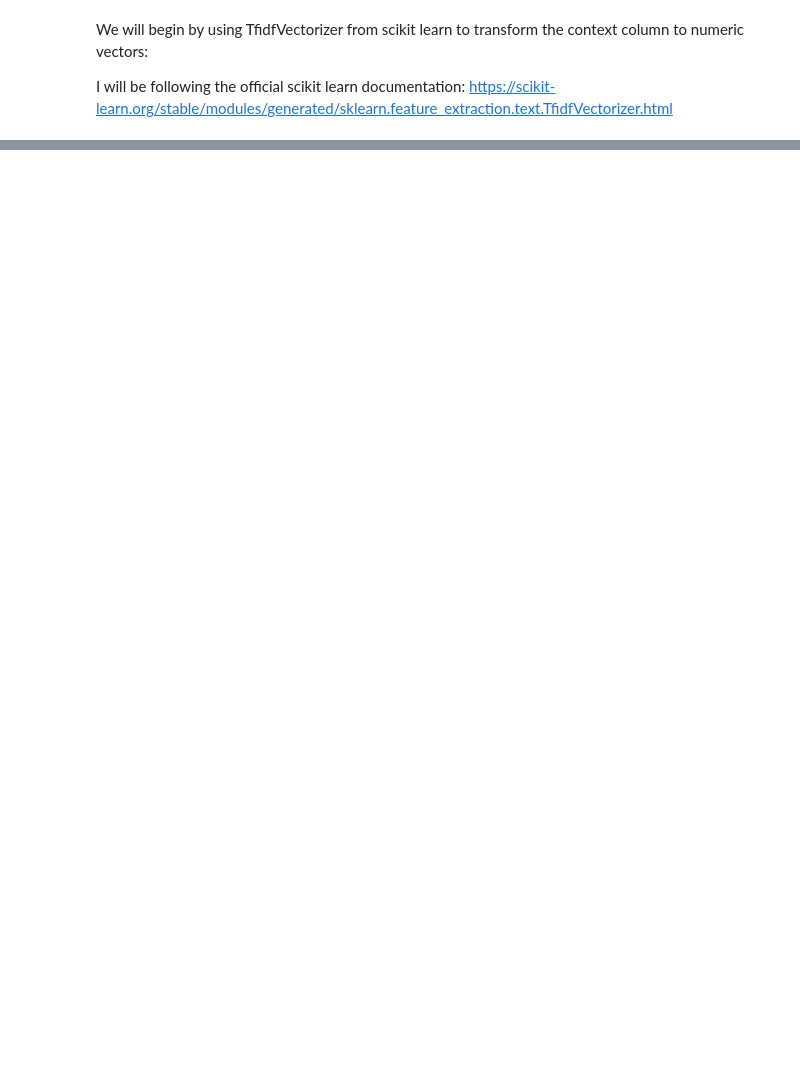
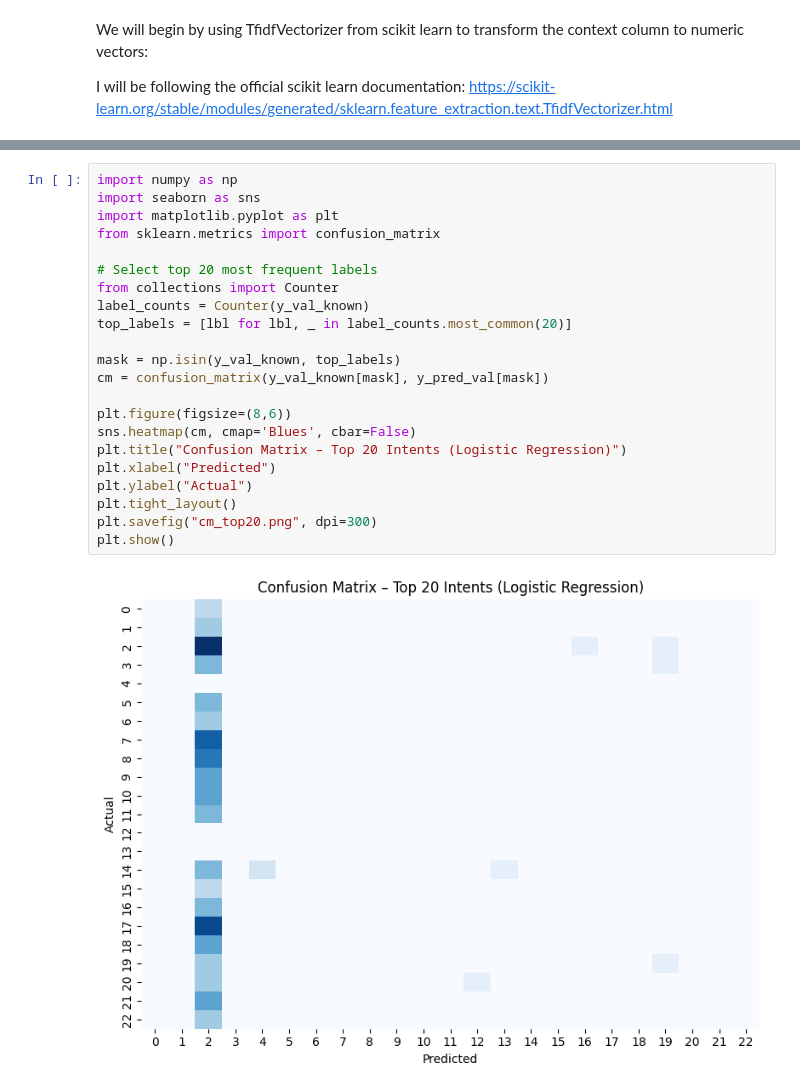
Before and after one commit to aliallam123/AI-Receptionist, a Jupyter notebook: Machine Learning Workflow/Model Development/model_development.ipynb, the cells around one changed output, grey strips where cells are left out. Drawn from its saved outputs; the diff is of its cells as text; blank space fills up the shorter version.

```diff
--- a/Machine Learning Workflow/Model Development/model_development.ipynb
+++ b/Machine Learning Workflow/Model Development/model_development.ipynb
@@ -56,0 +260,24 @@ for .shape the first number is the number of rows and second number is number of
+# %%
+import numpy as np
+import seaborn as sns
+import matplotlib.pyplot as plt
+from sklearn.metrics import confusion_matrix
+
+# Select top 20 most frequent labels
+from collections import Counter
+label_counts = Counter(y_val_known)
+top_labels = [lbl for lbl, _ in label_counts.most_common(20)]
+
+mask = np.isin(y_val_known, top_labels)
+cm = confusion_matrix(y_val_known[mask], y_pred_val[mask])
+
+plt.figure(figsize=(8,6))
+sns.heatmap(cm, cmap='Blues', cbar=False)
+plt.title("Confusion Matrix – Top 20 Intents (Logistic Regression)")
+plt.xlabel("Predicted")
+plt.ylabel("Actual")
+plt.tight_layout()
+plt.savefig("cm_top20.png", dpi=300)
+plt.show()
+# %% [output]
+[figure, added]
```
Also changed, not shown: parts of 23 cells of this notebook, 13 other files.
